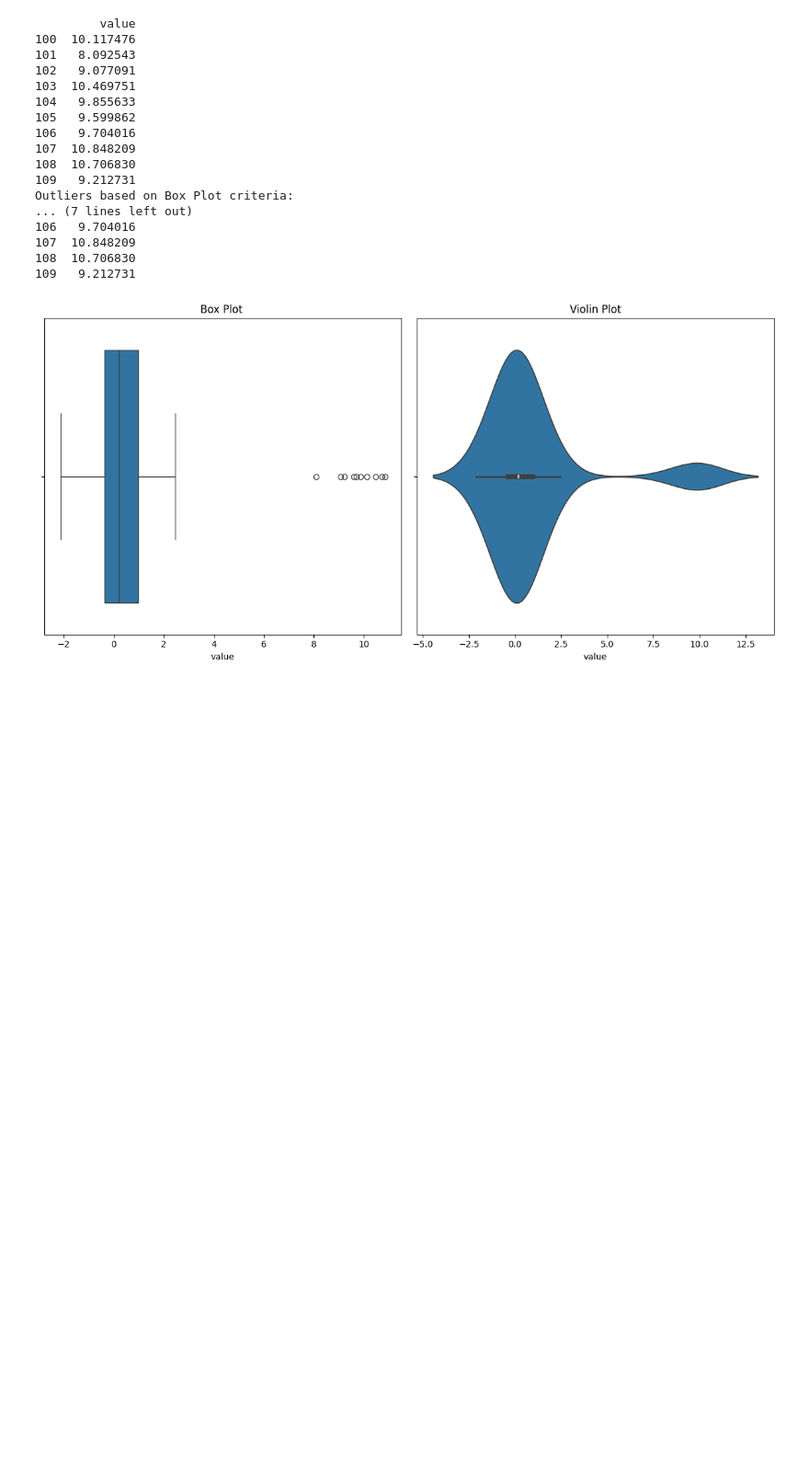
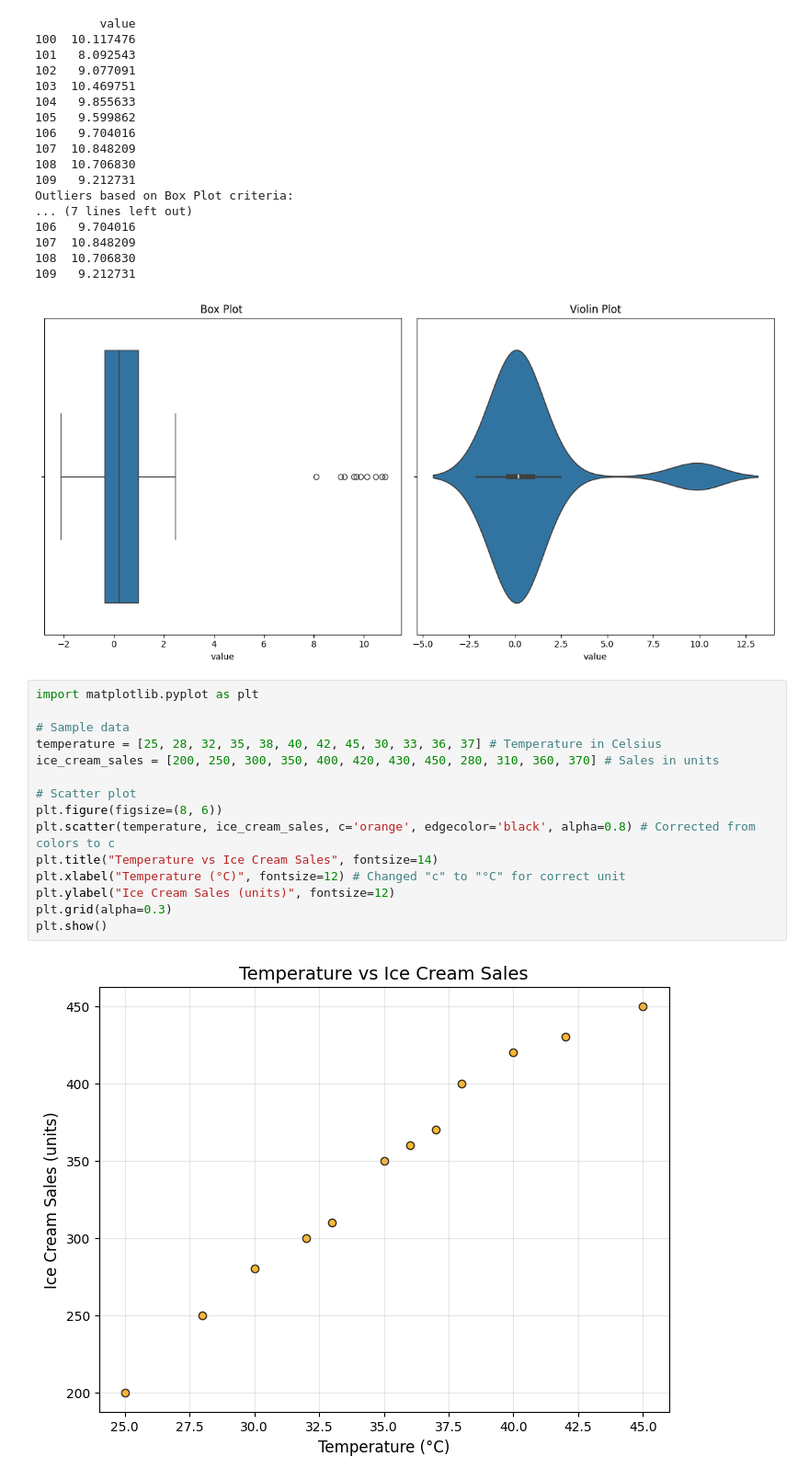
Before and after one commit to Santhoshreddy-aiml/2311CS020570-Excelr-, a Jupyter notebook: LMS.ipynb, the cells around one changed output. Shown at 92% size. Saved outputs shown, nothing was run; the diff lists cells and outputs as text; blank space fills up the shorter version.

```diff
--- a/LMS.ipynb
+++ b/LMS.ipynb
@@ -753,3 +753,20 @@ Outliers based on Box Plot criteria:
 108  10.706830
 109   9.212731
 [figure]
+# %%
+import matplotlib.pyplot as plt
+
+# Sample data
+temperature = [25, 28, 32, 35, 38, 40, 42, 45, 30, 33, 36, 37] # Temperature in Celsius
+ice_cream_sales = [200, 250, 300, 350, 400, 420, 430, 450, 280, 310, 360, 370] # Sales in units
+
+# Scatter plot
+plt.figure(figsize=(8, 6))
+plt.scatter(temperature, ice_cream_sales, c='orange', edgecolor='black', alpha=0.8) # Corrected from colors to c
+plt.title("Temperature vs Ice Cream Sales", fontsize=14)
+plt.xlabel("Temperature (°C)", fontsize=12) # Changed "c" to "°C" for correct unit
+plt.ylabel("Ice Cream Sales (units)", fontsize=12)
+plt.grid(alpha=0.3)
+plt.show()
+# %% [output]
+[figure, added]
```
Also changed, not shown: parts of 1 cell of this notebook.
